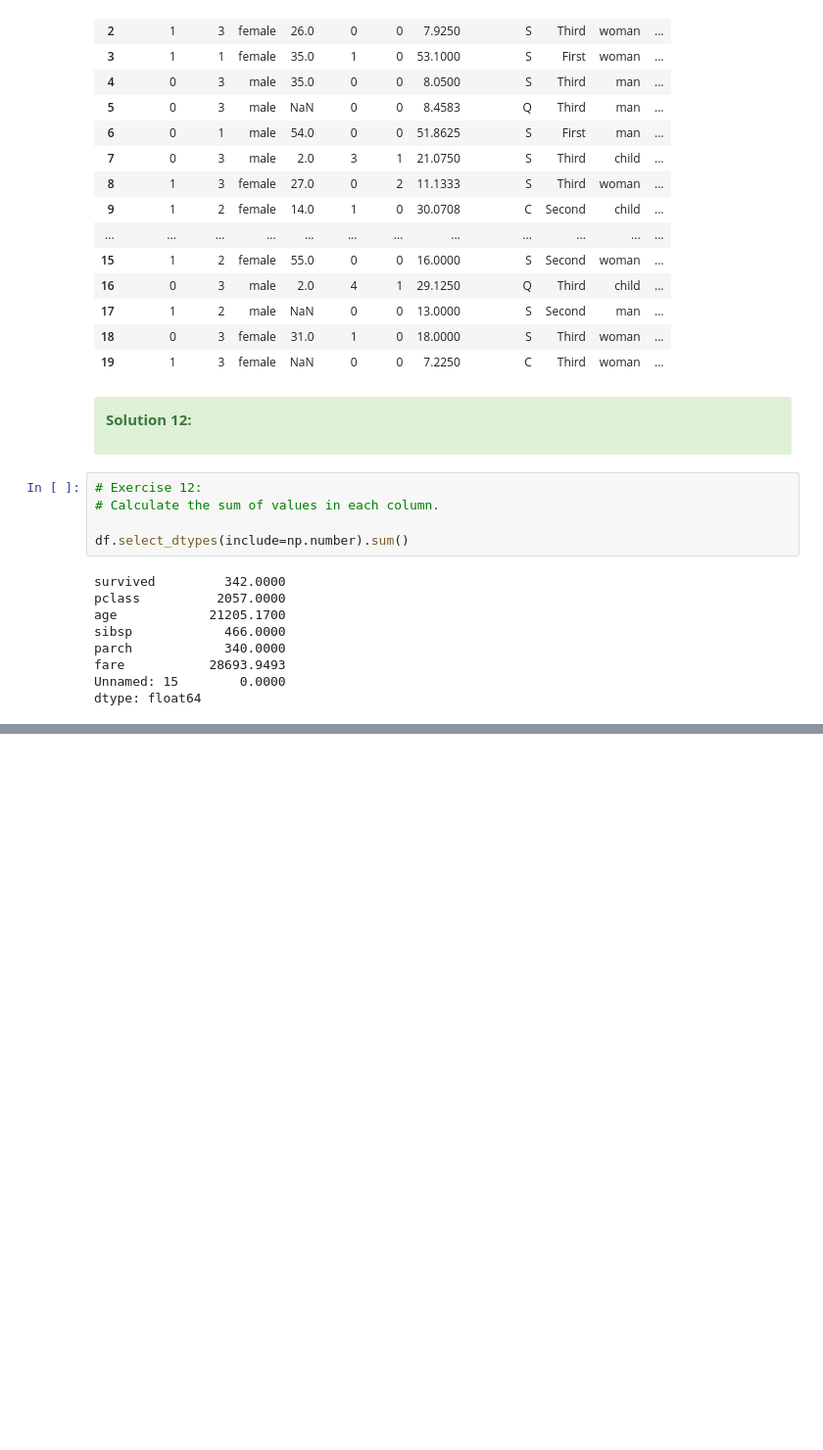
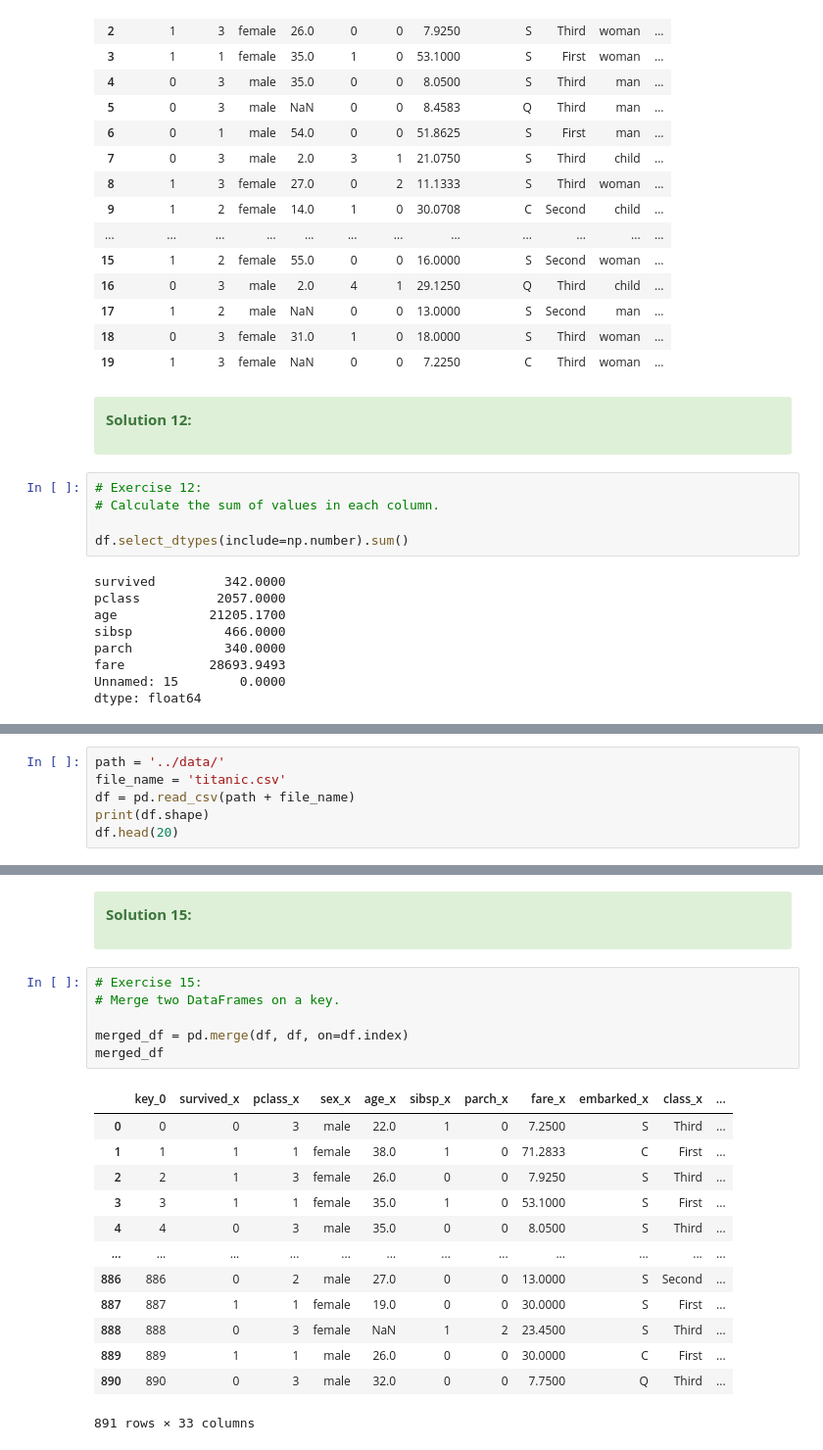
Before and after one commit to aziart/pandas-exercises, a Jupyter notebook: 12 - w3exercises/09 - Pandas Practice Sets/09 - 02 Mastering Pandas 100 Exercises.ipynb, the cells around one changed output, grey strips where cells are left out. Shown at 98% size. Saved outputs shown, nothing was run; the diff lists cells and outputs as text; blank space fills up the shorter version.

```diff
--- a/12 - w3exercises/09 - Pandas Practice Sets/09 - 02 Mastering Pandas 100 Exercises.ipynb
+++ b/12 - w3exercises/09 - Pandas Practice Sets/09 - 02 Mastering Pandas 100 Exercises.ipynb
@@ -792,0 +923,6 @@ dtype: float64
+# %%
+path = '../data/'
+file_name = 'titanic.csv'
+df = pd.read_csv(path + file_name)
+print(df.shape)
+df.head(20)
@@ -792,0 +948,25 @@ dtype: float64
+# %% [markdown]
+<div class="alert alert-success">
+
+**Solution 15:**
+</div>
+# %%
+# Exercise 15:
+# Merge two DataFrames on a key.
+
+merged_df = pd.merge(df, df, on=df.index)
+merged_df
+# %% [output]
+|  | key_0 | survived_x | pclass_x | sex_x | age_x | sibsp_x | parch_x | fare_x | embarked_x | class_x | ... |
+| 0 | 0 | 0 | 3 | male | 22.0 | 1 | 0 | 7.2500 | S | Third | ... |
+| 1 | 1 | 1 | 1 | female | 38.0 | 1 | 0 | 71.2833 | C | First | ... |
+| 2 | 2 | 1 | 3 | female | 26.0 | 0 | 0 | 7.9250 | S | Third | ... |
+| 3 | 3 | 1 | 1 | female | 35.0 | 1 | 0 | 53.1000 | S | First | ... |
+| 4 | 4 | 0 | 3 | male | 35.0 | 0 | 0 | 8.0500 | S | Third | ... |
+| ... | ... | ... | ... | ... | ... | ... | ... | ... | ... | ... | ... |
+| 886 | 886 | 0 | 2 | male | 27.0 | 0 | 0 | 13.0000 | S | Second | ... |
+| 887 | 887 | 1 | 1 | female | 19.0 | 0 | 0 | 30.0000 | S | First | ... |
+| 888 | 888 | 0 | 3 | female | NaN | 1 | 2 | 23.4500 | S | Third | ... |
+| 889 | 889 | 1 | 1 | male | 26.0 | 0 | 0 | 30.0000 | C | First | ... |
+| 890 | 890 | 0 | 3 | male | 32.0 | 0 | 0 | 7.7500 | Q | Third | ... |
+891 rows × 33 columns
```
Also changed, not shown: parts of 10 cells of this notebook.
